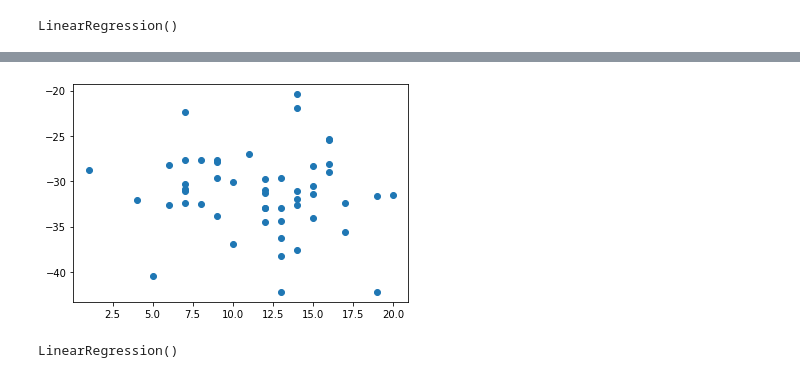
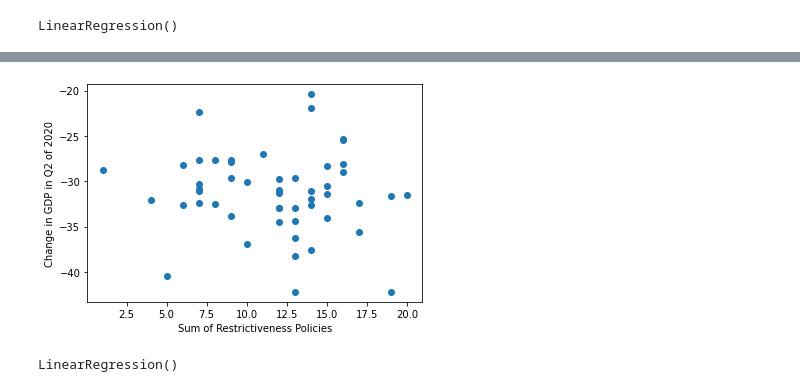
Before and after one commit to skberkeley/c3.ai-COVID-19-Challenge, a Jupyter notebook: Sora_Rithwik_Tyler.ipynb, the cells around one changed output, grey strips where cells are left out. Drawn from its saved outputs; the diff is of its cells as text; code cells hidden in the pictures.

```diff
--- a/Sora_Rithwik_Tyler.ipynb
+++ b/Sora_Rithwik_Tyler.ipynb
@@ -350,9 +356,11 @@ R^2:  -30.046817567567565
 addRestrictMeasure(relevantPolicies, xVars)
 # %%
 plt.scatter(relevantPolicies["restrictivenessMeasure"], relevantPolicies["Q2GDPChange"])
+plt.xlabel("Sum of Restrictiveness Policies")
+plt.ylabel("Change in GDP in Q2 of 2020")
 plt.show()
 # %% [output]
-[figure, old version]
+[figure, new version]
 # %%
 relAggrRegr = linear_model.LinearRegression()
 relRestrMeas = relevantPolicies[["restrictivenessMeasure"]]
```
Also changed, not shown: parts of 3 cells of this notebook.
